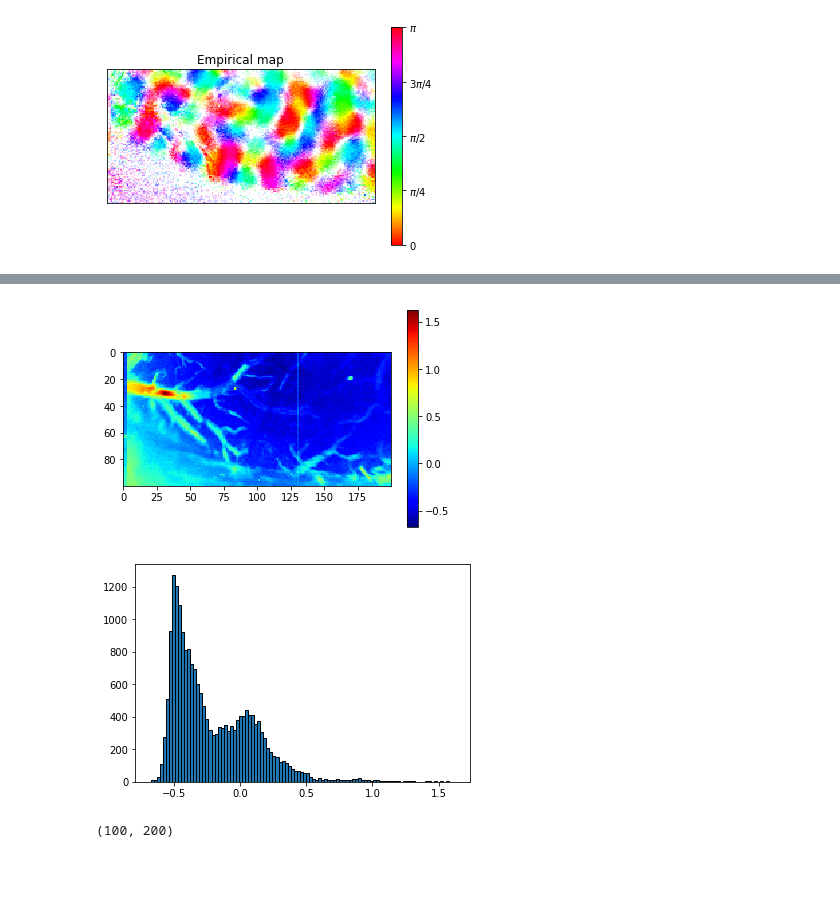
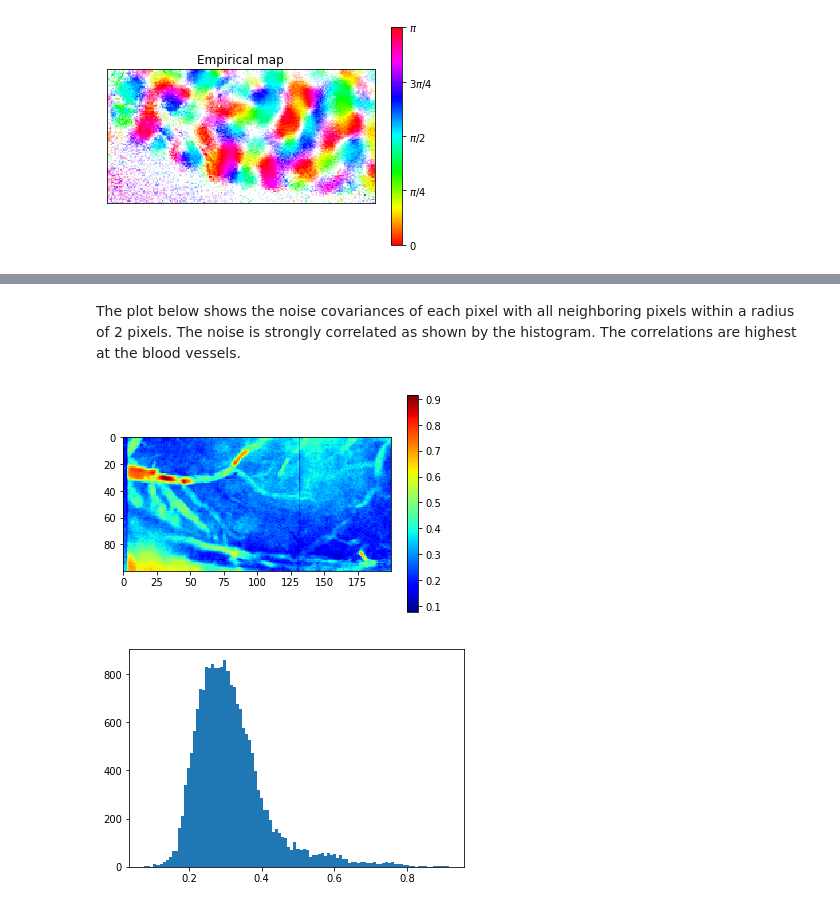
Before and after one commit to mackelab/gp-maps-python, a Jupyter notebook: FerretData.ipynb, the cells around one changed output, grey strips where cells are left out. Drawn from its saved outputs; the diff is of its cells as text; code cells hidden in the pictures; blank space fills up the shorter version.

```diff
--- a/FerretData.ipynb
+++ b/FerretData.ipynb
@@ -74,0 +103,2 @@ cov = np.cov(z.T)
+# %% [markdown]
+The plot below shows the noise covariances of each pixel with all neighboring pixels within a radius of 2 pixels. The noise is strongly correlated as shown by the histogram. The correlations are highest at the blood vessels.
@@ -75,10 +107,10 @@ cov = np.cov(z.T)
 # %%
-plt.imshow(np.log10(np.diag(cov)).reshape(*R.shape[2:]), cmap='jet')
+plt.imshow(nbcorr, cmap='jet', vmin=0, vmax=1)
 plt.colorbar()
 plt.show()
 
-plt.hist(np.log10(np.diag(cov)), bins=100, edgecolor='black')
+plt.hist(nbcorr.reshape(-1), bins=100)
 plt.show()
 # %% [output]
-[figure, old version]
+[figure, new version]
-[figure, old version]
+[figure, new version]
@@ -89,4 +116,0 @@ nbcorr = avg_neighbor_corr(cov, size=size, radius=2)
-# %%
-nbcorr.shape
-# %% [output]
-(100, 200)
```
Also changed, not shown: parts of 24 cells of this notebook, 3 other files.
